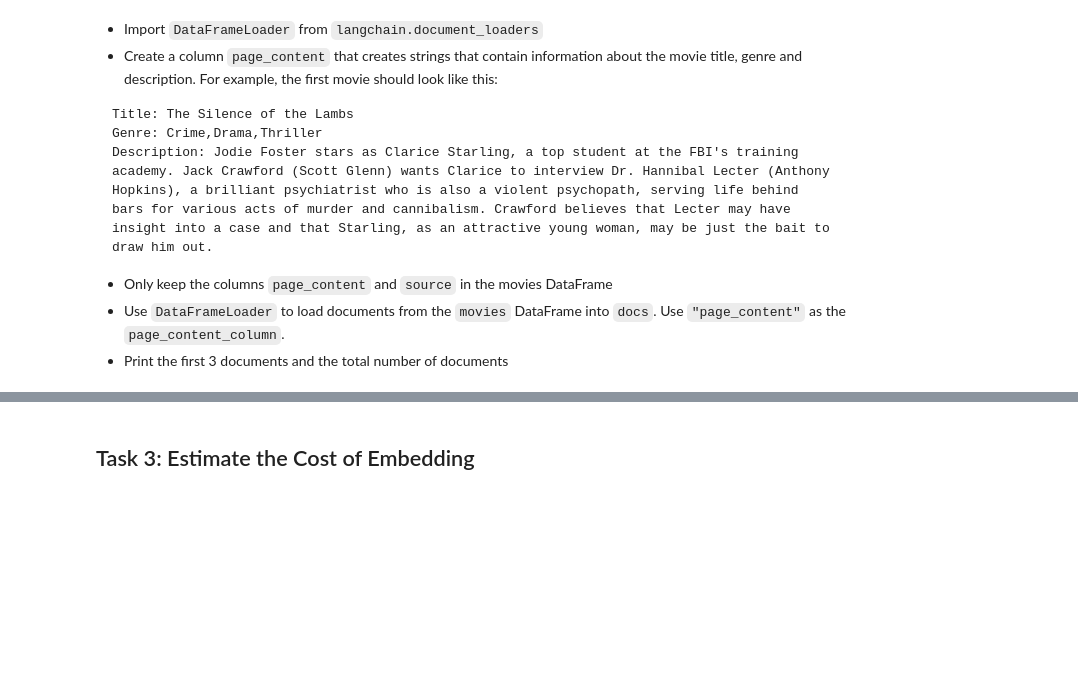
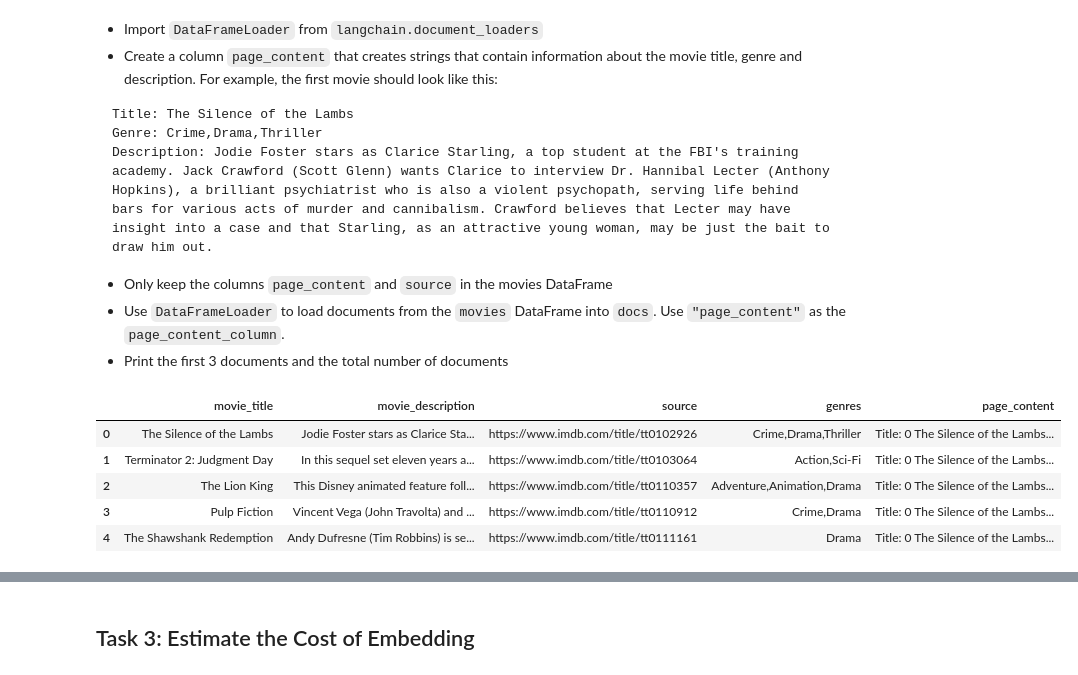
Before and after one commit to josemh301/openai-api-projects, a Jupyter notebook: Pinecone/Project 2 - RAGs for Movie Database/rag_movie_database.ipynb, the cells around one changed output, grey strips where cells are left out. Drawn from its saved outputs; the diff is of its cells as text; code cells hidden in the pictures; blank space fills up the shorter version.

Commit message:
Create Langchain Documents

```diff
--- a/Pinecone/Project 2 - RAGs for Movie Database/rag_movie_database.ipynb
+++ b/Pinecone/Project 2 - RAGs for Movie Database/rag_movie_database.ipynb
@@ -143,3 +172,20 @@ Description: Jodie Foster stars as Clarice Starling, a top student at the FBI's
 - Only keep the columns `page_content` and `source` in the movies DataFrame
 - Use `DataFrameLoader` to load documents from the `movies` DataFrame into `docs`. Use `"page_content"` as the `page_content_column`.
 - Print the first 3 documents and the total number of documents
+# %%
+# Import DataFrameLoader
+from langchain.document_loaders import DataFrameLoader
+
+# Create page content column
+movies["page_content"] = f"""Title: {movies["movie_title"]}
+Genre: {movies["genres"]}
+Description: {movies["movie_description"]}"""
+
+display(movies.head())
+# %% [output]
+|  | movie_title | movie_description | source | genres | page_content |
+| 0 | The Silence of the Lambs | Jodie Foster stars as Clarice Sta... | https://www.imdb.com/title/tt0102926 | Crime,Drama,Thriller | Title: 0 The Silence of the Lambs... |
+| 1 | Terminator 2: Judgment Day | In this sequel set eleven years a... | https://www.imdb.com/title/tt0103064 | Action,Sci-Fi | Title: 0 The Silence of the Lambs... |
+| 2 | The Lion King | This Disney animated feature foll... | https://www.imdb.com/title/tt0110357 | Adventure,Animation,Drama | Title: 0 The Silence of the Lambs... |
+| 3 | Pulp Fiction | Vincent Vega (John Travolta) and ... | https://www.imdb.com/title/tt0110912 | Crime,Drama | Title: 0 The Silence of the Lambs... |
+| 4 | The Shawshank Redemption | Andy Dufresne (Tim Robbins) is se... | https://www.imdb.com/title/tt0111161 | Drama | Title: 0 The Silence of the Lambs... |
```
Also changed, not shown: parts of 6 cells of this notebook.
